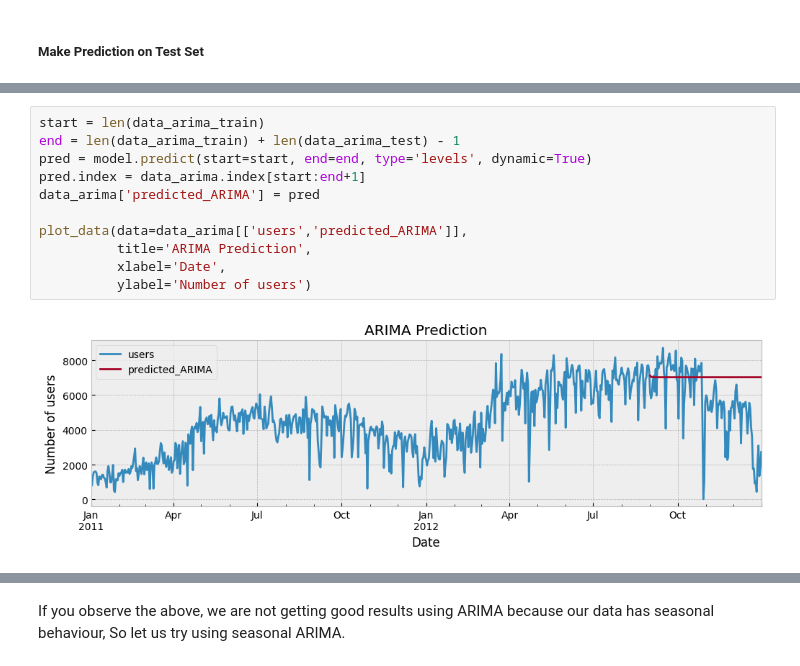
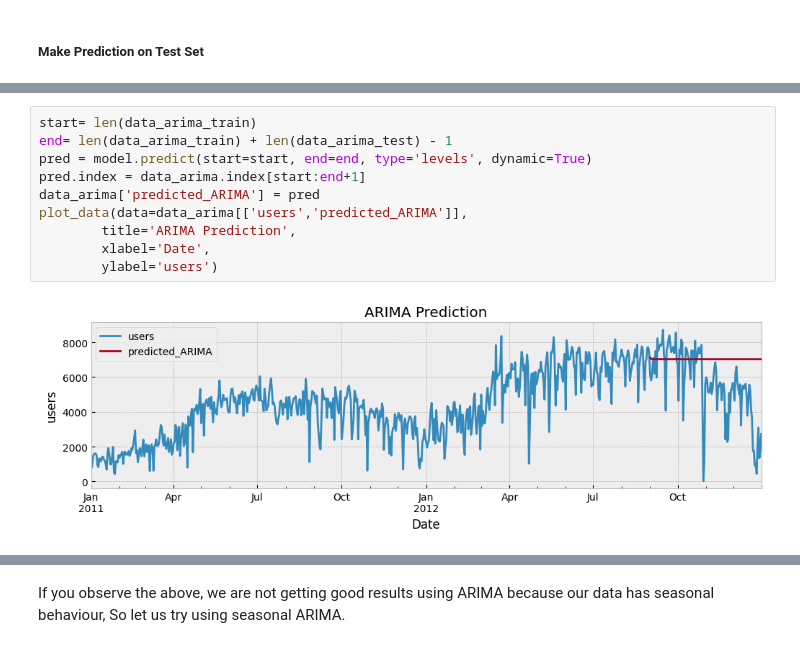
Before and after one commit to yunandzoey/time_series_data, a Jupyter notebook: Bikesharing.ipynb, the cells around one changed output, grey strips where cells are left out. Cells and saved outputs as stored; diff of their text form.

```diff
--- a/Bikesharing.ipynb
+++ b/Bikesharing.ipynb
@@ -552,13 +647,12 @@ len(data_arima):731
 # %%
-start = len(data_arima_train)
-end = len(data_arima_train) + len(data_arima_test) - 1
+start= len(data_arima_train)
+end= len(data_arima_train) + len(data_arima_test) - 1
 pred = model.predict(start=start, end=end, type='levels', dynamic=True)
 pred.index = data_arima.index[start:end+1]
 data_arima['predicted_ARIMA'] = pred
-
 plot_data(data=data_arima[['users','predicted_ARIMA']],
-          title='ARIMA Prediction',
-          xlabel='Date',
-          ylabel='Number of users')
+        title='ARIMA Prediction',
+        xlabel='Date',
+        ylabel='users')
 # %% [output]
-[figure, old version]
+[figure, new version]
```
Also changed, not shown: parts of 27 cells of this notebook, 1 other file.
